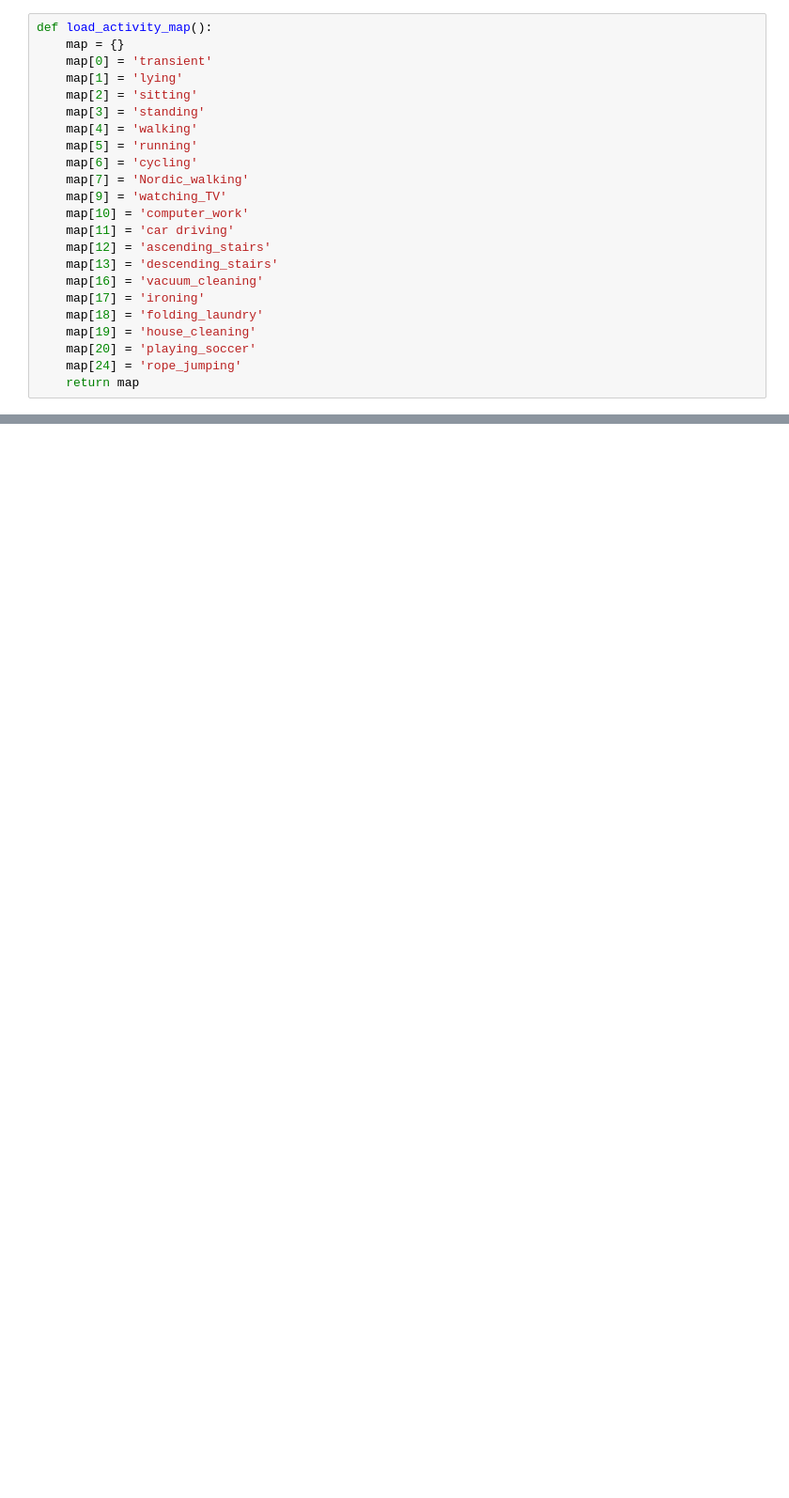
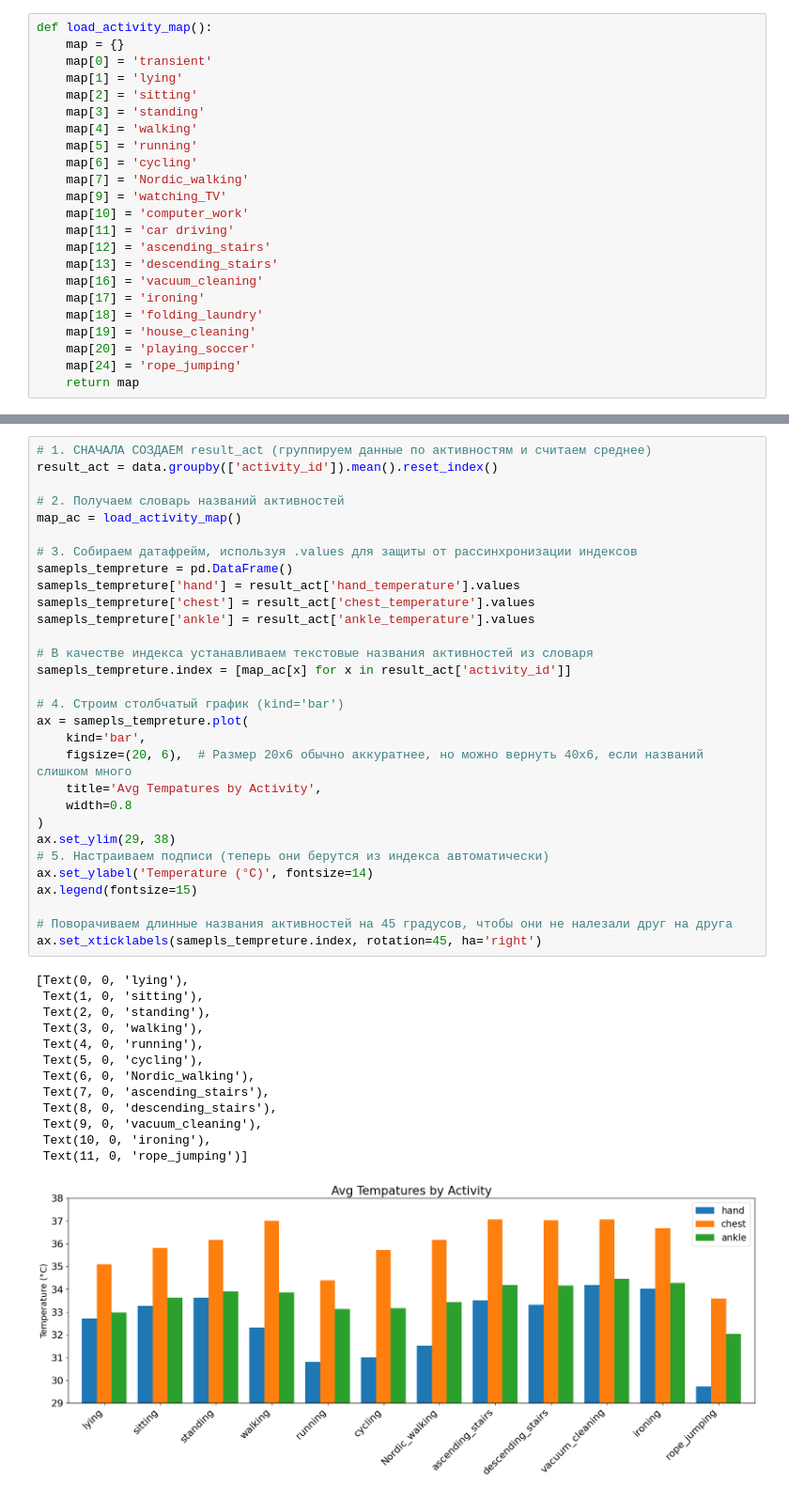
Before and after one commit to soedvut/guessing-sports-activity, a Jupyter notebook: classification.ipynb, the cells around one changed output, grey strips where cells are left out. Shown at 94% size. Cells and saved outputs as stored; diff of their text form; blank space fills up the shorter version.

```diff
--- a/classification.ipynb
+++ b/classification.ipynb
@@ -56,0 +170,44 @@ cols_to_drop = [col for col in columns_names if 'orientation' in col] + ['time_s
+# %%
+# 1. СНАЧАЛА СОЗДАЕМ result_act (группируем данные по активностям и считаем среднее)
+result_act = data.groupby(['activity_id']).mean().reset_index()
+
+# 2. Получаем словарь названий активностей
+map_ac = load_activity_map()
+
+# 3. Собираем датафрейм, используя .values для защиты от рассинхронизации индексов
+samepls_tempreture = pd.DataFrame()
+samepls_tempreture['hand'] = result_act['hand_temperature'].values
+samepls_tempreture['chest'] = result_act['chest_temperature'].values
+samepls_tempreture['ankle'] = result_act['ankle_temperature'].values
+
+# В качестве индекса устанавливаем текстовые названия активностей из словаря
+samepls_tempreture.index = [map_ac[x] for x in result_act['activity_id']]
+
+# 4. Строим столбчатый график (kind='bar')
+ax = samepls_tempreture.plot(
+    kind='bar',
+    figsize=(20, 6),  # Размер 20х6 обычно аккуратнее, но можно вернуть 40х6, если названий слишком много
+    title='Avg Tempatures by Activity',
+    width=0.8
+)
+ax.set_ylim(29, 38)
+# 5. Настраиваем подписи (теперь они берутся из индекса автоматически)
+ax.set_ylabel('Temperature (°C)', fontsize=14)
+ax.legend(fontsize=15)
+
+# Поворачиваем длинные названия активностей на 45 градусов, чтобы они не налезали друг на друга
+ax.set_xticklabels(samepls_tempreture.index, rotation=45, ha='right')
+# %% [output]
+[Text(0, 0, 'lying'),
+ Text(1, 0, 'sitting'),
+ Text(2, 0, 'standing'),
+ Text(3, 0, 'walking'),
+ Text(4, 0, 'running'),
+ Text(5, 0, 'cycling'),
+ Text(6, 0, 'Nordic_walking'),
+ Text(7, 0, 'ascending_stairs'),
+ Text(8, 0, 'descending_stairs'),
+ Text(9, 0, 'vacuum_cleaning'),
+ Text(10, 0, 'ironing'),
+ Text(11, 0, 'rope_jumping')]
+[figure, added]
```
Also changed, not shown: parts of 15 cells of this notebook.
